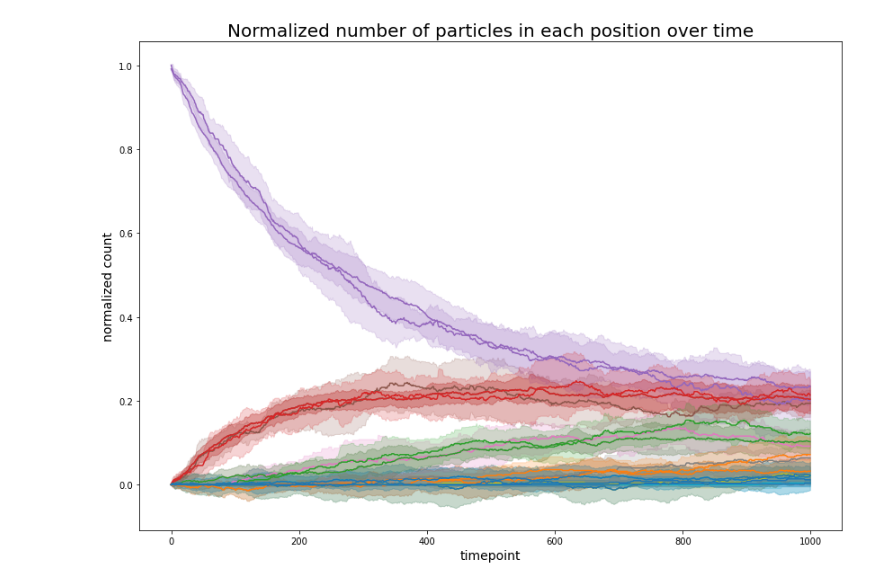
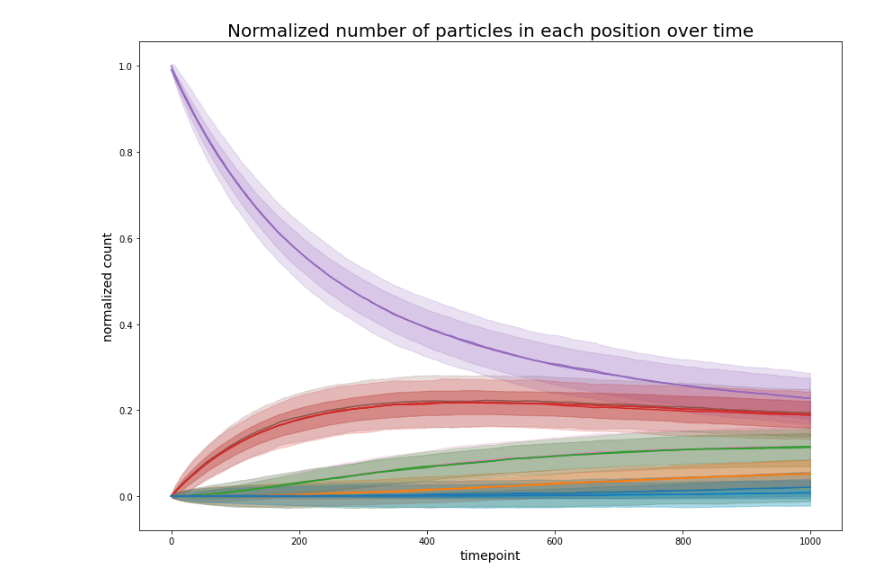
Before and after one commit to margotwagner/diffusion-model, a Jupyter notebook: notebooks/markov-eigenmode-validation/multirun-output-eme-rw.ipynb, the cells around one changed output. Saved outputs shown, nothing was run; the diff lists cells and outputs as text; code cells hidden in the pictures.

```diff
--- a/notebooks/markov-eigenmode-validation/multirun-output-eme-rw.ipynb
+++ b/notebooks/markov-eigenmode-validation/multirun-output-eme-rw.ipynb
@@ -78,32 +78,32 @@ def plot_rw_multirun(n_runs):
         plt.plot(list(range(n_time_pts)), rw_mean[i, :], color=colors[i])
         plt.plot(list(range(n_time_pts)), eme_mean[i, :], color=colors[i])
 
         # plot std
         plt.fill_between(
             list(range(n_time_pts)),
             rw_mean[i, :]+rw_std[i, :],
             rw_mean[i, :]-rw_std[i, :],
             alpha=0.2,
             color=colors[i]
             )
 
         plt.fill_between(
             list(range(n_time_pts)),
             eme_mean[i, :]+eme_std[i, :],
             eme_mean[i, :]-eme_std[i, :],
             alpha=0.2,
             color=colors[i]
             )
 
     plt.title(
         "Normalized number of particles in each position over time",
         fontsize=20,
     )
     plt.xlabel("timepoint", fontsize=14)
     plt.ylabel("normalized count", fontsize=14)
     #plt.legend(list(range(n_spatial_locs)))
     plt.show()
 
-plot_rw_multirun(10)
+plot_rw_multirun(1000)
 # %% [output]
-[figure, old version]
+[figure, new version]
```
Also changed, not shown: 1 other file.
